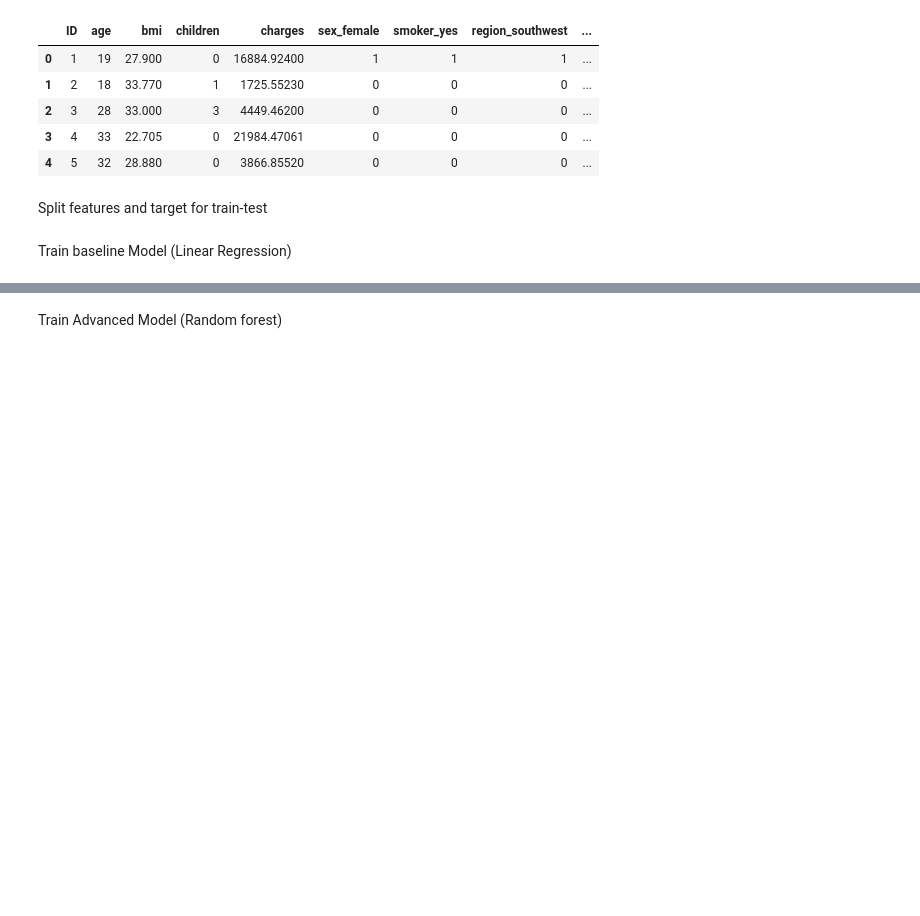
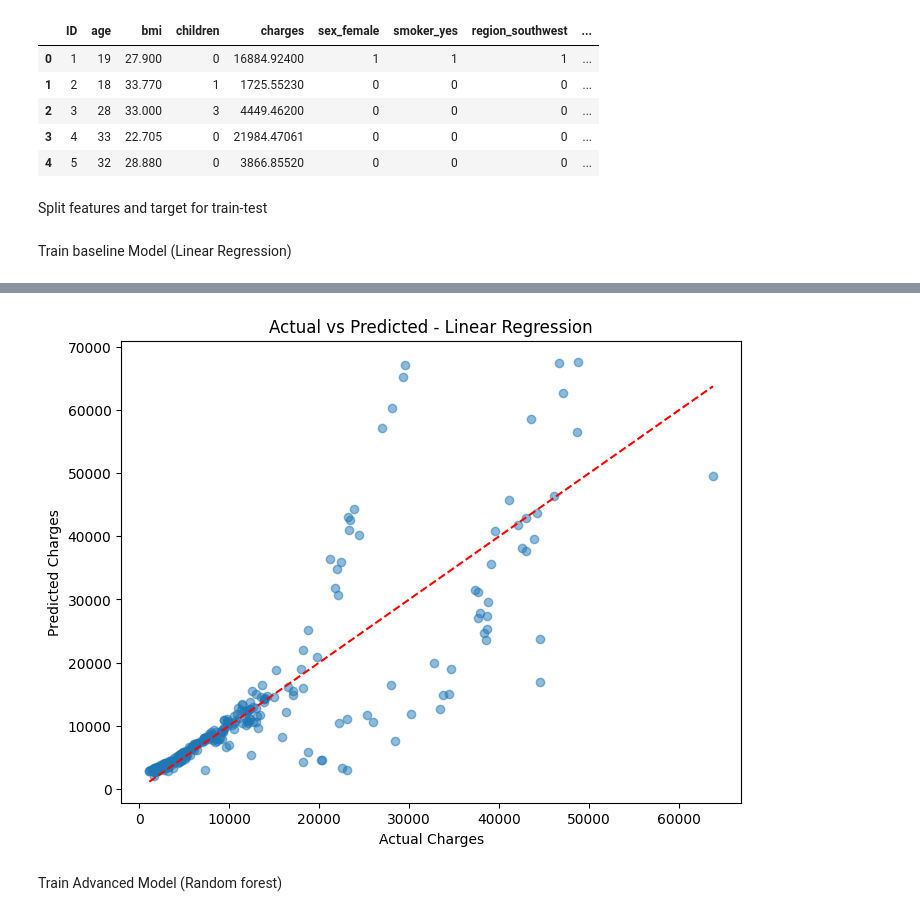
Before and after one commit to ka-kwok/Hackathon2Team1Project-Health-Insurance-Analysis, a Jupyter notebook: jupyter_notebooks/Prediction_test.ipynb, the cells around one changed output, grey strips where cells are left out. Drawn from its saved outputs; the diff is of its cells as text; code cells hidden in the pictures; blank space fills up the shorter version.

```diff
--- a/jupyter_notebooks/Prediction_test.ipynb
+++ b/jupyter_notebooks/Prediction_test.ipynb
@@ -118,3 +133,20 @@ R²: 0.7822407047860556
+# %%
+# plot actual vs predicted values with exponential charges for linear regression
+
+# convert log charges back to original scale for better interpretability
+y_test_exp = np.exp(y_test)
+y_pred_lin_exp = np.exp(y_pred_lin) # convert log predictions back to original scale
+
+plt.figure(figsize=(8, 6))
+plt.scatter(y_test_exp, y_pred_lin_exp, alpha=0.5)
+plt.plot([y_test_exp.min(), y_test_exp.max()], [y_test_exp.min(), y_test_exp.max()], 'r--')
+plt.xlabel("Actual Charges")
+plt.ylabel("Predicted Charges")
+plt.title("Actual vs Predicted - Linear Regression")
+
+plt.show()
+# %% [output]
+[figure, added]
 # %% [markdown]
 Train Advanced Model (Random forest)
 # %%
```
Also changed, not shown: parts of 10 cells of this notebook, 2 other files.
